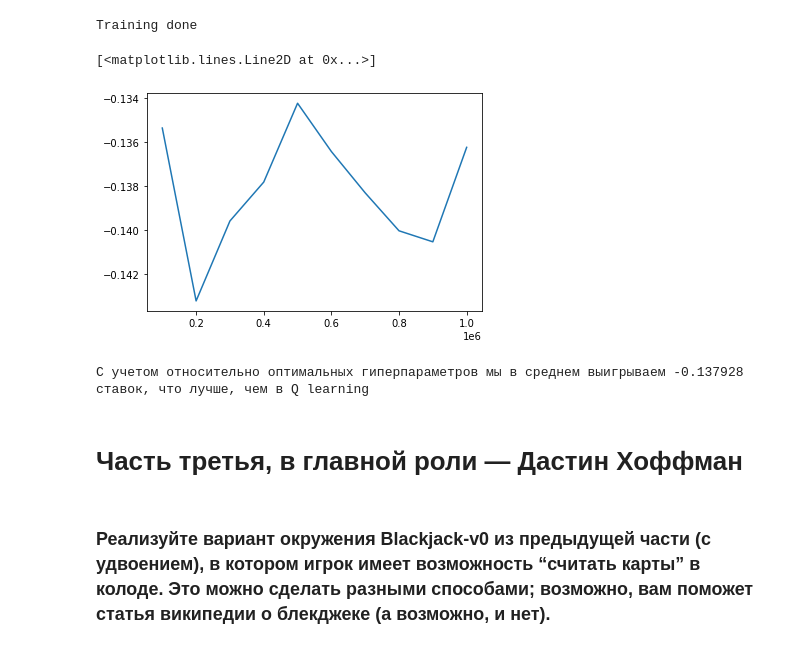
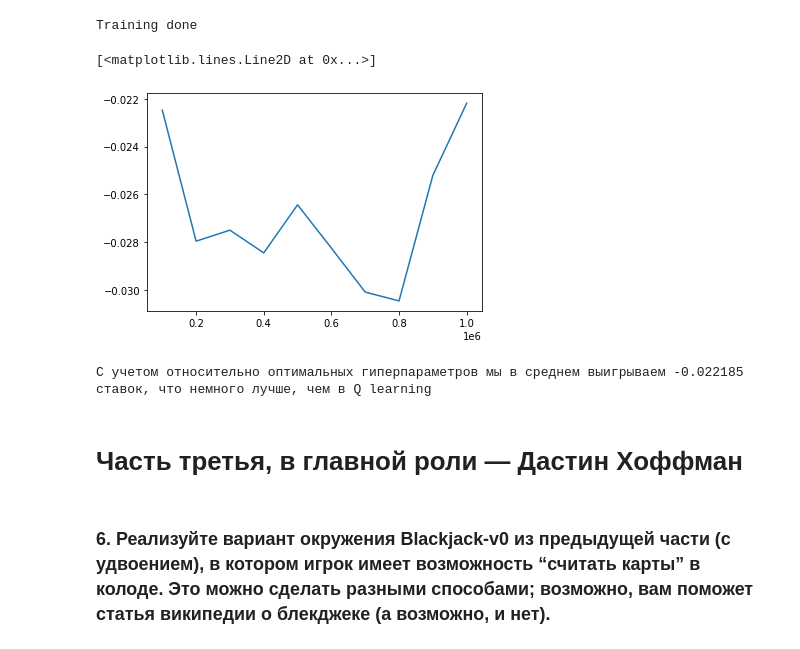
Before and after one commit to 4everNuts/made_rldl, a Jupyter notebook: hw1/hw1.ipynb, the cells around one changed output. Saved outputs shown, nothing was run; the diff lists cells and outputs as text; code cells hidden in the pictures.

```diff
--- a/hw1/hw1.ipynb
+++ b/hw1/hw1.ipynb
@@ -17,7 +17,7 @@ rewards = []
 for i in range(n):
     obs = env.reset()
     while(True):
-        if (obs[0] >= 19) and (obs[0] <= 21):
+        ifobs, reward, done, _ = env.step(0) (obs[0] >= 19) and (obs[0] <= 21):
             obs, reward, done, _ = env.step(0)
         else:
             obs, reward, done, _ = env.step(1)
@@ -210,17 +201,19 @@ mc = Monte_Carlo_control(env, gamma=0.99)
 # %%
-results = mc.train(int(1e6), int(1e5), int(1e5))
+env = blackjack.BlackjackEnv(natural=True)
+mc = Monte_Carlo_control(env, gamma=0.99)
+results_mc_normal = mc.train(int(1e6), int(1e5), int(1e5))
 # %% [output]
 Training done
 # %%
-plt.plot([(i+1)*1e5 for i in range(len(results))], results)
+plt.plot([(i+1)*1e5 for i in range(len(results_mc_normal))], results_mc_normal)
 # %% [output]
 [<matplotlib.lines.Line2D at 0x...>]
-[figure, old version]
+[figure, new version]
 # %%
-print(f'С учетом относительно оптимальных гиперпараметров мы в среднем выигрываем {mc.validate(int(5e5))} ставок, что немного лучше, чем в Q learning')
+print(f'С учетом относительно оптимальных гиперпараметров мы в среднем выигрываем {results_mc_normal[-1]} ставок, что немного лучше, чем в Q learning')
 # %% [output]
-С учетом относительно оптимальных гиперпараметров мы в среднем выигрываем -0.137928 ставок, что лучше, чем в Q learning
+С учетом относительно оптимальных гиперпараметров мы в среднем выигрываем -0.022185 ставок, что немного лучше, чем в Q learning
 # %% [markdown]
 # Часть третья, в главной роли — Дастин Хоффман
 # %% [markdown]
-### Реализуйте вариант окружения Blackjack-v0 из предыдущей части (с удвоением), в котором игрок имеет возможность “считать карты” в колоде. Это можно сделать разными способами; возможно, вам поможет статья википедии о блекджеке (а возможно, и нет).
+### 6. Реализуйте вариант окружения Blackjack-v0 из предыдущей части (с удвоением), в котором игрок имеет возможность “считать карты” в колоде. Это можно сделать разными способами; возможно, вам поможет статья википедии о блекджеке (а возможно, и нет).
```
Also changed, not shown: parts of 31 cells of this notebook, 1 other file.
